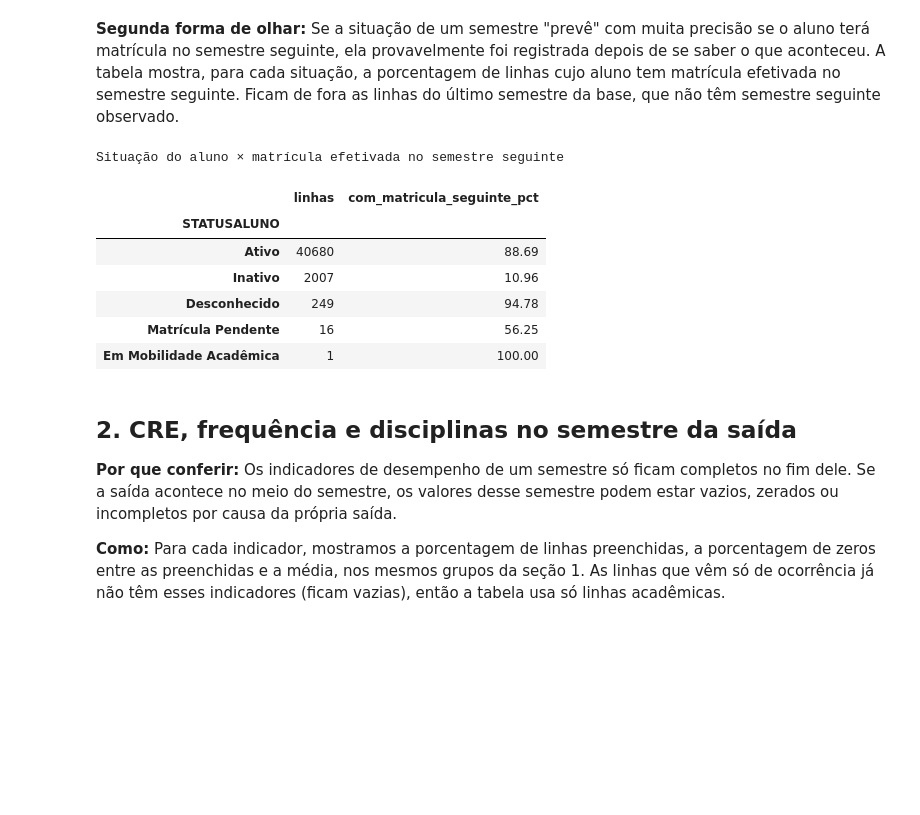
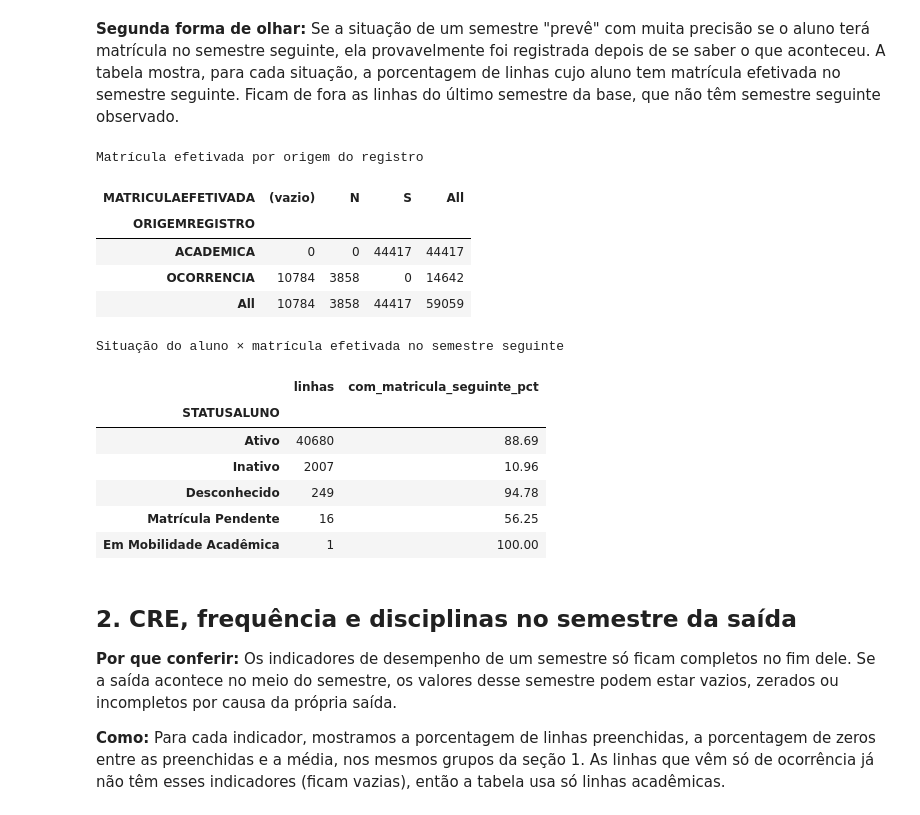
Before and after one commit to jovsxf/TCC, a Jupyter notebook: temporalidade_campos_v4.ipynb, the cells around one changed output. Cells and saved outputs as stored; diff of their text form; code cells hidden in the pictures; blank space fills up the shorter version.

```diff
--- a/temporalidade_campos_v4.ipynb
+++ b/temporalidade_campos_v4.ipynb
@@ -158,8 +161,10 @@ Se a situação descreve só o semestre, t−1 deveria se parecer com os semestr
 def grupo_status(linha):
     if pd.isna(linha.PRIMEIRA_SAIDA):
         return "4. alunos sem saída"
-    if linha.SAIDA:
-        return "1. semestre da saída"
+    if linha.SEM == linha.PRIMEIRA_SAIDA:
+        if linha.SAIDA:
+            return "1a. semestre da primeira saída (saída na linha)"
+        return "1b. semestre da primeira saída (saída em outra linha)"
     if linha.SEM == linha.PRIMEIRA_SAIDA - 1:
         return "2. semestre anterior à saída (t−1)"
     if linha.SEM < linha.PRIMEIRA_SAIDA - 1:
@@ -172,6 +177,32 @@ status = pd.crosstab(academica.GRUPO, academica.STATUSALUNO.fillna("(vazio)"))
 status_pct = pd.crosstab(academica.GRUPO, academica.STATUSALUNO.fillna("(vazio)"), normalize="index") * 100
 mostrar("Linhas acadêmicas por grupo e situação do aluno (contagem)", status.assign(total=status.sum(axis=1)))
 mostrar("Linhas acadêmicas por grupo e situação do aluno (% da linha)", status_pct)
+
+depois = academica.loc[academica.GRUPO.eq("5. depois da primeira saída")]
+print(f"Linhas depois da primeira saída com nova saída na linha: {int(depois.SAIDA.sum())} de {len(depois)}")
+
+primeira = academica.loc[academica.GRUPO.str.startswith("1")].copy()
+linhas_acad = academica.groupby(["HANDLEALUNO", "SEM"]).size()
+saida_ocorrencia = set(zip(
+    df.loc[df.ORIGEMREGISTRO.eq("OCORRENCIA") & df.SAIDA].HANDLEALUNO,
+    df.loc[df.ORIGEMREGISTRO.eq("OCORRENCIA") & df.SAIDA].SEM,
+))
+primeira["MAIS_DE_UMA_LINHA_ACADEMICA"] = [
+    linhas_acad[(aluno, sem)] > 1 for aluno, sem in zip(primeira.HANDLEALUNO, primeira.SEM)
+]
+primeira["SAIDA_EM_LINHA_DE_OCORRENCIA"] = [
+    (aluno, sem) in saida_ocorrencia for aluno, sem in zip(primeira.HANDLEALUNO, primeira.SEM)
+]
+mostrar(
+    "Semestre da primeira saída: onde está a marcação de saída",
+    primeira.groupby("GRUPO").agg(
+        linhas=("SEM", "size"),
+        inativo_pct=("STATUSALUNO", lambda serie: serie.eq("Inativo").mean() * 100),
+        frequencia_preenchida_pct=("IA04_01", lambda serie: serie.notna().mean() * 100),
+        mais_de_uma_linha_academica_pct=("MAIS_DE_UMA_LINHA_ACADEMICA", lambda serie: serie.mean() * 100),
+        saida_em_linha_de_ocorrencia_pct=("SAIDA_EM_LINHA_DE_OCORRENCIA", lambda serie: serie.mean() * 100),
+    ),
+)
 # %% [output]
 Linhas acadêmicas por grupo e situação do aluno (contagem)
 | STATUSALUNO | Ativo | Desconhecido | Em Mobilidade Acadêmica | Inativo | Matrícula Pendente | total |
@@ -192,26 +232,37 @@ Linhas acadêmicas por grupo e situação do aluno (% da linha)
 # %% [markdown]
 **Segunda forma de olhar:** Se a situação de um semestre "prevê" com muita precisão se o aluno terá matrícula no semestre seguinte, ela provavelmente foi registrada depois de se saber o que aconteceu. A tabela mostra, para cada situação, a porcentagem de linhas cujo aluno tem matrícula efetivada no semestre seguinte. Ficam de fora as linhas do último semestre da base, que não têm semestre seguinte observado.
 # %%
-matricula_por_semestre = set(zip(academica.HANDLEALUNO, academica.SEM))
+mostrar(
+    "Matrícula efetivada por origem do registro",
+    pd.crosstab(df.ORIGEMREGISTRO, df.MATRICULAEFETIVADA.fillna("(vazio)"), margins=True),
+)
+efetivadas = academica.loc[academica.MATRICULAEFETIVADA.eq("S")]
+matricula_por_semestre = set(zip(efetivadas.HANDLEALUNO, efetivadas.SEM))
 observaveis = academica.loc[academica.SEM.lt(df.SEM.max())].copy()
 observaveis["MATRICULA_SEGUINTE"] = [
     (aluno, sem + 1) in matricula_por_semestre
     for aluno, sem in zip(observaveis.HANDLEALUNO, observaveis.SEM)
 ]
 seguinte = observaveis.groupby(observaveis.STATUSALUNO.fillna("(vazio)")).agg(
     linhas=("MATRICULA_SEGUINTE", "size"),
     com_matricula_seguinte_pct=("MATRICULA_SEGUINTE", lambda serie: serie.mean() * 100),
 ).sort_values("linhas", ascending=False)
 mostrar("Situação do aluno × matrícula efetivada no semestre seguinte", seguinte)
 # %% [output]
-Situação do aluno × matrícula efetivada no semestre seguinte
+Matrícula efetivada por origem do registro
-|  | linhas | com_matricula_seguinte_pct |
-| STATUSALUNO |  |  |
-| Ativo | 40680 | 88.69 |
-| Inativo | 2007 | 10.96 |
-| Desconhecido | 249 | 94.78 |
-| Matrícula Pendente | 16 | 56.25 |
-| Em Mobilidade Acadêmica | 1 | 100.00 |
+| MATRICULAEFETIVADA | (vazio) | N | S | All |
+| ORIGEMREGISTRO |  |  |  |  |
+| ACADEMICA | 0 | 0 | 44417 | 44417 |
+| OCORRENCIA | 10784 | 3858 | 0 | 14642 |
+| All | 10784 | 3858 | 44417 | 59059 |
+Situação do aluno × matrícula efetivada no semestre seguinte
+|  | linhas | com_matricula_seguinte_pct |
+| STATUSALUNO |  |  |
+| Ativo | 40680 | 88.69 |
+| Inativo | 2007 | 10.96 |
+| Desconhecido | 249 | 94.78 |
+| Matrícula Pendente | 16 | 56.25 |
+| Em Mobilidade Acadêmica | 1 | 100.00 |
 # %% [markdown]
 ## 2. CRE, frequência e disciplinas no semestre da saída
 
```
Also changed, not shown: parts of 7 cells of this notebook, 1 other file.
